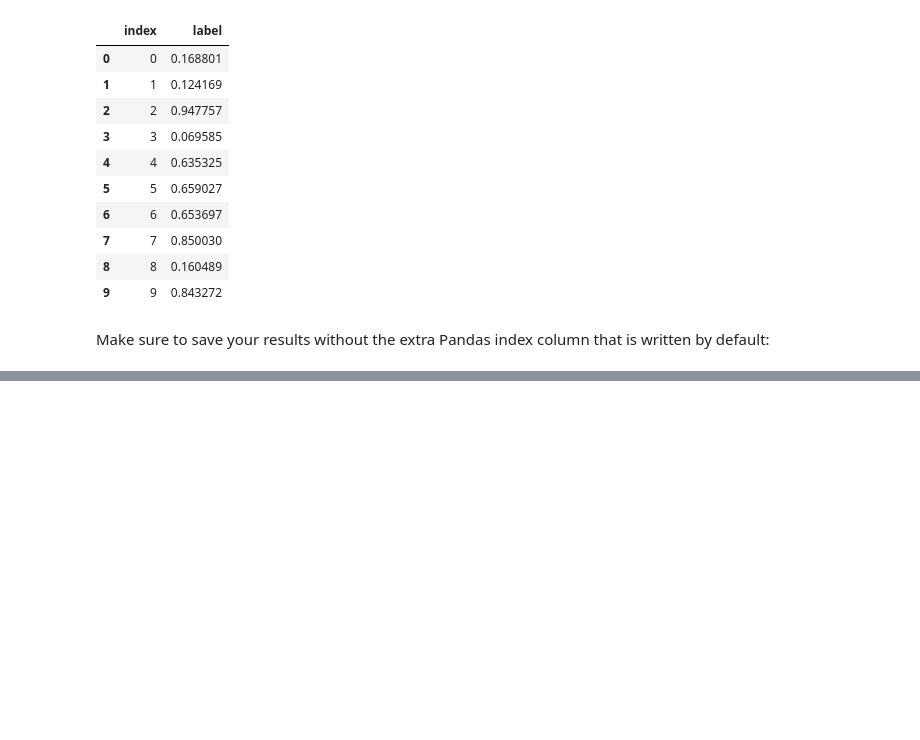
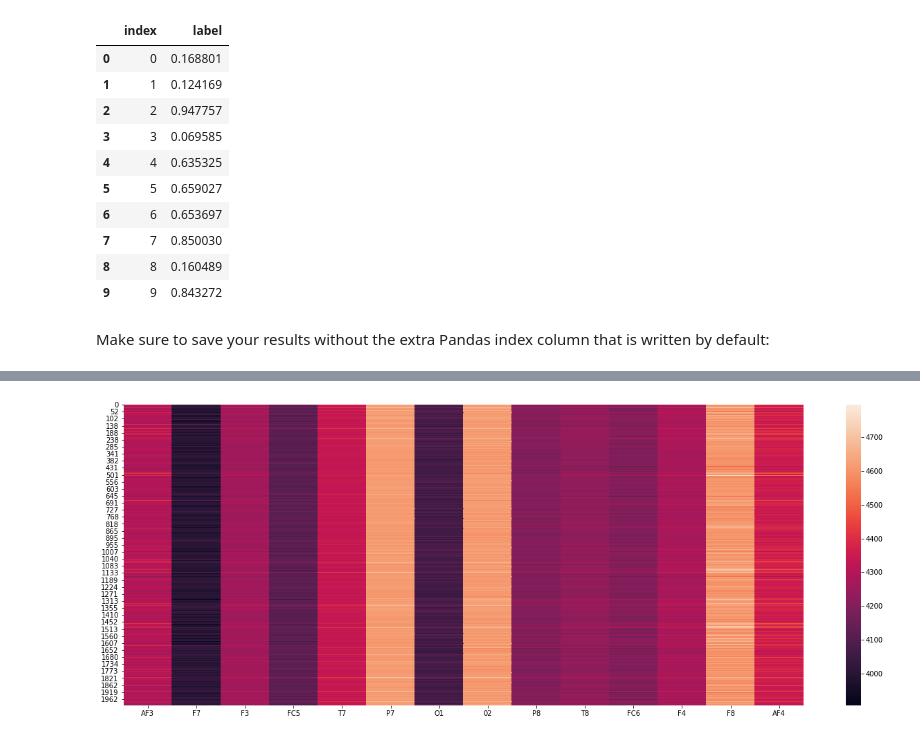
Before and after one commit to JasperVermeire/Machine_Learning_course_UGent_D012554_kaggle, a Jupyter notebook: Eye blinking prediction attempt2.ipynb, the cells around one changed output, grey strips where cells are left out. Drawn from its saved outputs; the diff is of its cells as text; code cells hidden in the pictures; blank space fills up the shorter version.

```diff
--- a/Eye blinking prediction attempt2.ipynb
+++ b/Eye blinking prediction attempt2.ipynb
@@ -132,0 +135,6 @@ array([0.2266744 , 0.36980789, 0.3123071 , ..., 0.47596087, 0.62913298,
+# %%
+plt.figure(figsize=(22,8))
+sns.heatmap(trainset[train_label==1] )
+plt.show()
+# %% [output]
+[figure, added]
```
Also changed, not shown: parts of 11 cells of this notebook.
